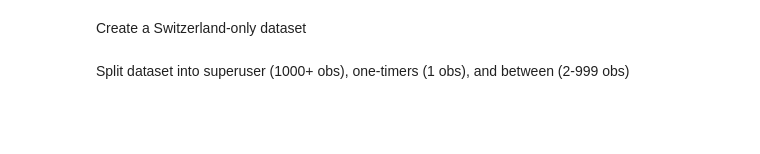
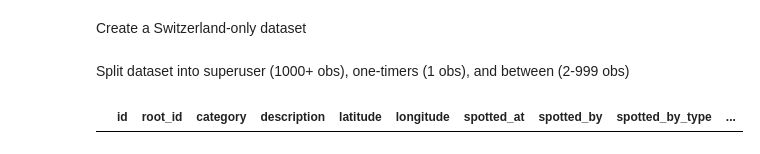
Before and after one commit to yannicknicolaswirz/Master_Thesis, a Jupyter notebook: Code/Download_clean_data.ipynb, the cells around one changed output. Saved outputs shown, nothing was run; the diff lists cells and outputs as text; code cells hidden in the pictures; blank space fills up the shorter version.

```diff
--- a/Code/Download_clean_data.ipynb
+++ b/Code/Download_clean_data.ipynb
@@ -1278,3 +1278,8 @@ df_between = df[df["created_by"].isin(between_ids)]
 df_superusers.to_csv("../CWData_superusers.csv", index=False)
 df_onetimers.to_csv("../CWData_onetimers.csv", index=False)
 df_between.to_csv("../CWData_between.csv", index=False)
+# %%
+pd.set_option("display.max_columns", None)
+df_superusers[~df_superusers["category"].isin([468,469,470,1919,3203,3204])]
+# %% [output]
+|  | id | root_id | category | description | latitude | longitude | spotted_at | spotted_by | spotted_by_type | ... |
```
Also changed, not shown: 13 other files.
